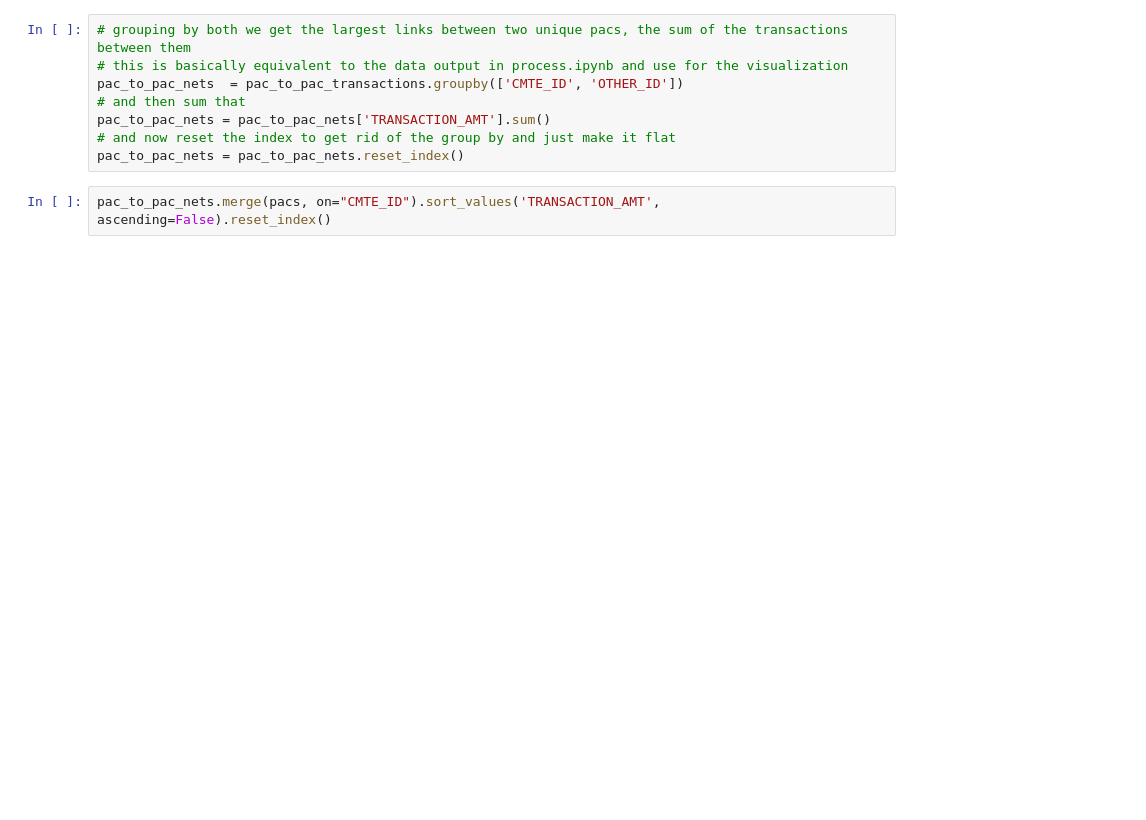
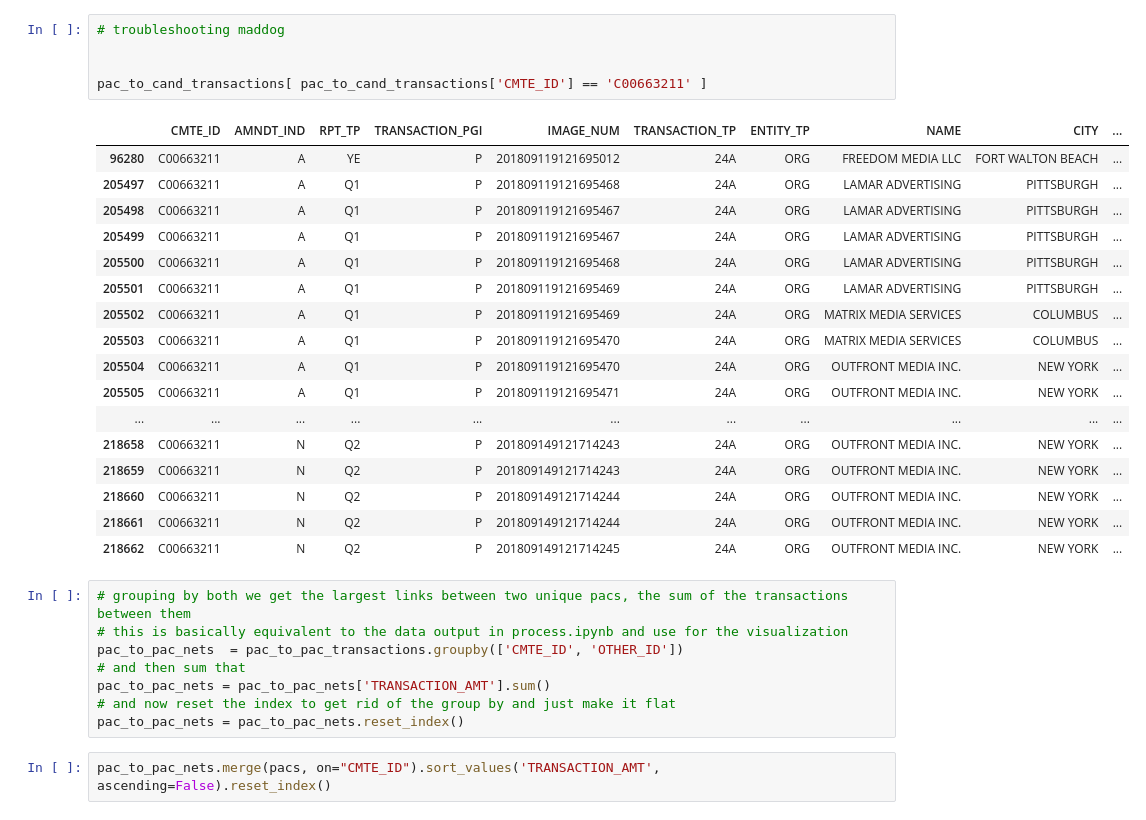
Before and after one commit to zischwartz/pactrack_pandas_notebook, a Jupyter notebook: explore.ipynb, the cells around one changed output. Saved outputs shown, nothing was run; the diff lists cells and outputs as text; blank space fills up the shorter version.

```diff
--- a/explore.ipynb
+++ b/explore.ipynb
@@ -57,3 +67,26 @@ downloading from:  https://www.fec.gov/files/bulk-downloads/2018/cm18.zip
+# %%
+# troubleshooting maddog
+
+
+pac_to_cand_transactions[ pac_to_cand_transactions['CMTE_ID'] == 'C00663211' ]
+# %% [output]
+|  | CMTE_ID | AMNDT_IND | RPT_TP | TRANSACTION_PGI | IMAGE_NUM | TRANSACTION_TP | ENTITY_TP | NAME | CITY | ... |
+| 96280 | C00663211 | A | YE | P | 201809119121695012 | 24A | ORG | FREEDOM MEDIA LLC | FORT WALTON BEACH | ... |
+| 205497 | C00663211 | A | Q1 | P | 201809119121695468 | 24A | ORG | LAMAR ADVERTISING | PITTSBURGH | ... |
+| 205498 | C00663211 | A | Q1 | P | 201809119121695467 | 24A | ORG | LAMAR ADVERTISING | PITTSBURGH | ... |
+| 205499 | C00663211 | A | Q1 | P | 201809119121695467 | 24A | ORG | LAMAR ADVERTISING | PITTSBURGH | ... |
+| 205500 | C00663211 | A | Q1 | P | 201809119121695468 | 24A | ORG | LAMAR ADVERTISING | PITTSBURGH | ... |
+| 205501 | C00663211 | A | Q1 | P | 201809119121695469 | 24A | ORG | LAMAR ADVERTISING | PITTSBURGH | ... |
+| 205502 | C00663211 | A | Q1 | P | 201809119121695469 | 24A | ORG | MATRIX MEDIA SERVICES | COLUMBUS | ... |
+| 205503 | C00663211 | A | Q1 | P | 201809119121695470 | 24A | ORG | MATRIX MEDIA SERVICES | COLUMBUS | ... |
+| 205504 | C00663211 | A | Q1 | P | 201809119121695470 | 24A | ORG | OUTFRONT MEDIA INC. | NEW YORK | ... |
+| 205505 | C00663211 | A | Q1 | P | 201809119121695471 | 24A | ORG | OUTFRONT MEDIA INC. | NEW YORK | ... |
+| ... | ... | ... | ... | ... | ... | ... | ... | ... | ... | ... |
+| 218658 | C00663211 | N | Q2 | P | 201809149121714243 | 24A | ORG | OUTFRONT MEDIA INC. | NEW YORK | ... |
+| 218659 | C00663211 | N | Q2 | P | 201809149121714243 | 24A | ORG | OUTFRONT MEDIA INC. | NEW YORK | ... |
+| 218660 | C00663211 | N | Q2 | P | 201809149121714244 | 24A | ORG | OUTFRONT MEDIA INC. | NEW YORK | ... |
+| 218661 | C00663211 | N | Q2 | P | 201809149121714244 | 24A | ORG | OUTFRONT MEDIA INC. | NEW YORK | ... |
+| 218662 | C00663211 | N | Q2 | P | 201809149121714245 | 24A | ORG | OUTFRONT MEDIA INC. | NEW YORK | ... |
 # %%
 # grouping by both we get the largest links between two unique pacs, the sum of the transactions between them
 # this is basically equivalent to the data output in process.ipynb and use for the visualization
```
Also changed, not shown: parts of 2 cells of this notebook, 1 other file.
